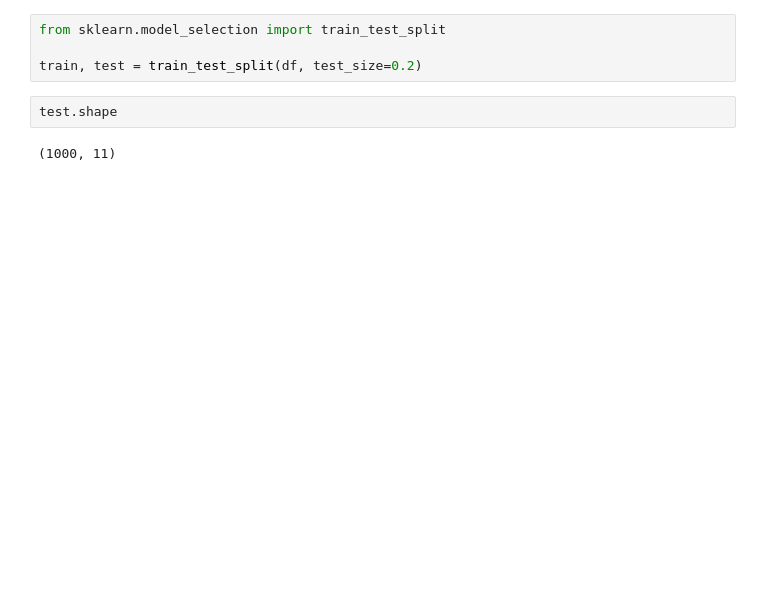
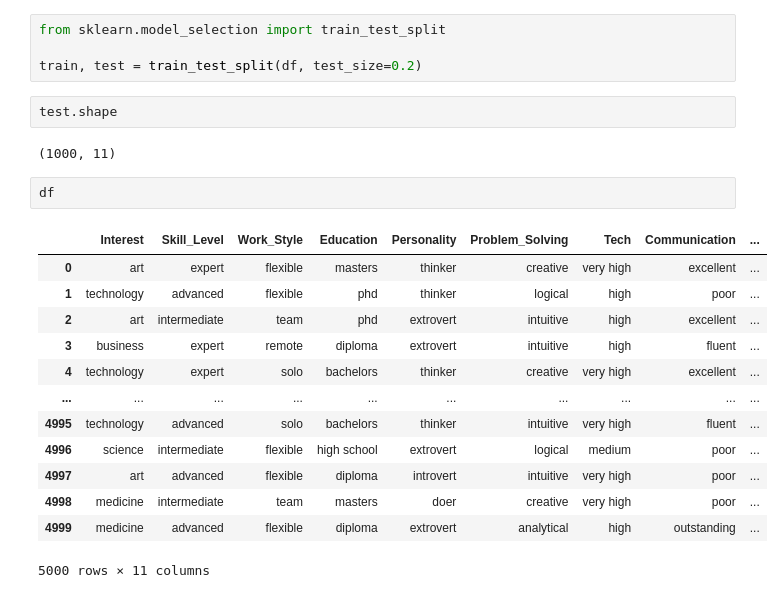
Before and after one commit to anonymous298/Smart-Career-Advisor-AI-Project, a Jupyter notebook: notebooks/experimenting.ipynb, the cells around one changed output. Saved outputs shown, nothing was run; the diff lists cells and outputs as text; blank space fills up the shorter version.

```diff
--- a/notebooks/experimenting.ipynb
+++ b/notebooks/experimenting.ipynb
@@ -62,3 +57,19 @@ train, test = train_test_split(df, test_size=0.2)
 test.shape
 # %% [output]
 (1000, 11)
+# %%
+df
+# %% [output]
+|  | Interest | Skill_Level | Work_Style | Education | Personality | Problem_Solving | Tech | Communication | ... |
+| 0 | art | expert | flexible | masters | thinker | creative | very high | excellent | ... |
+| 1 | technology | advanced | flexible | phd | thinker | logical | high | poor | ... |
+| 2 | art | intermediate | team | phd | extrovert | intuitive | high | excellent | ... |
+| 3 | business | expert | remote | diploma | extrovert | intuitive | high | fluent | ... |
+| 4 | technology | expert | solo | bachelors | thinker | creative | very high | excellent | ... |
+| ... | ... | ... | ... | ... | ... | ... | ... | ... | ... |
+| 4995 | technology | advanced | solo | bachelors | thinker | intuitive | very high | fluent | ... |
+| 4996 | science | intermediate | flexible | high school | extrovert | logical | medium | poor | ... |
+| 4997 | art | advanced | flexible | diploma | introvert | intuitive | very high | poor | ... |
+| 4998 | medicine | intermediate | team | masters | doer | creative | very high | poor | ... |
+| 4999 | medicine | advanced | flexible | diploma | extrovert | analytical | high | outstanding | ... |
+5000 rows × 11 columns
```
Also changed, not shown: parts of 22 cells of this notebook.
